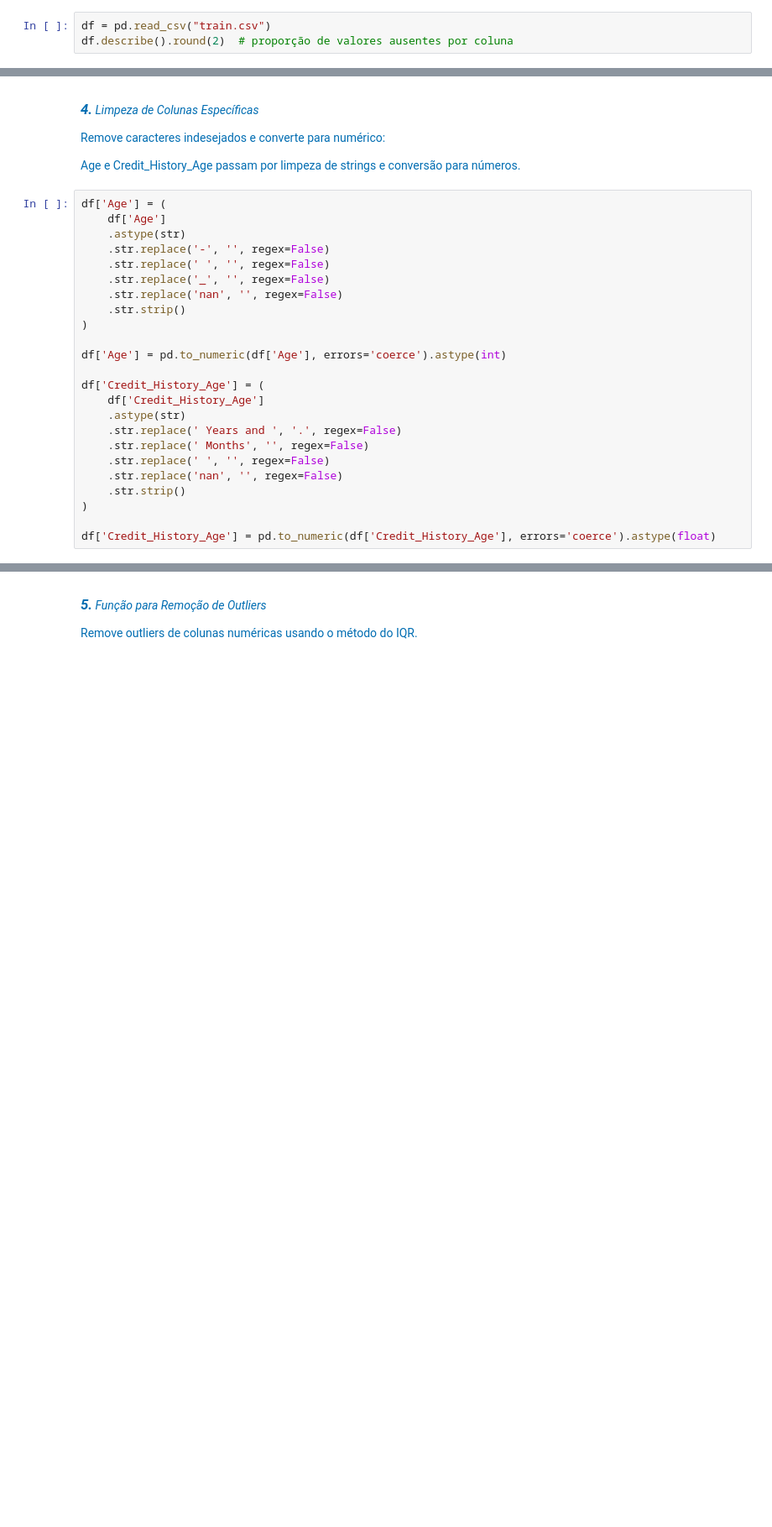
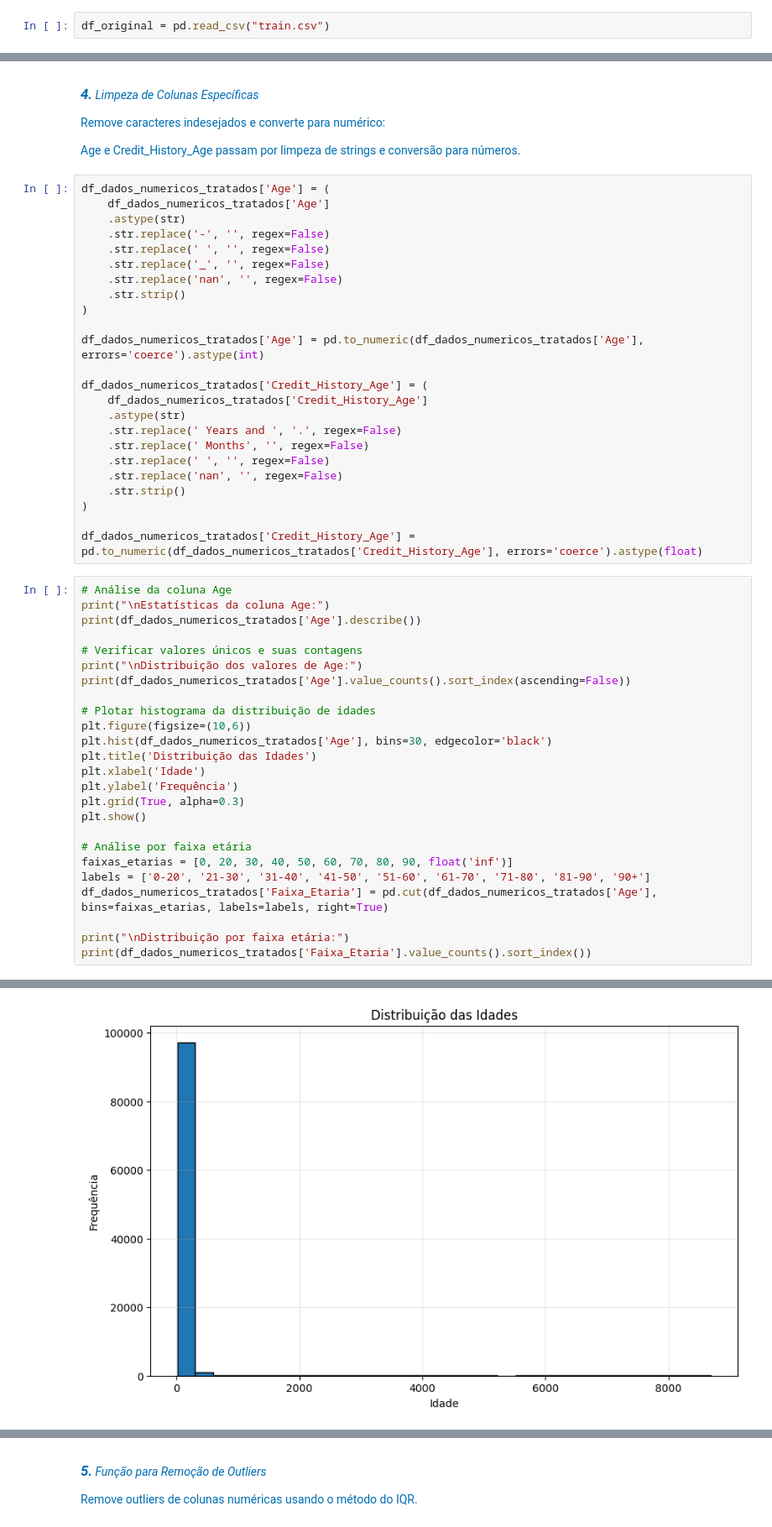
Before and after one commit to eroiborges/projetointegrado, a Jupyter notebook: Trabalho Final ML.ipynb, the cells around one changed output, grey strips where cells are left out. Shown at 84% size. Saved outputs shown, nothing was run; the diff lists cells and outputs as text; blank space fills up the shorter version.

```diff
--- a/Trabalho Final ML.ipynb
+++ b/Trabalho Final ML.ipynb
@@ -66,3 +70,2 @@ Carrega o arquivo de dados principal para um DataFrame. </i></p>
 # %%
-df = pd.read_csv("train.csv")
-df.describe().round(2)  # proporção de valores ausentes por coluna
+df_original = pd.read_csv("train.csv")
@@ -105,8 +133,8 @@ df['Payment_of_Min_Amount'] = df['Payment_of_Min_Amount'].map(score_map3).astype
 <p style='color:#006DB2' >Remove caracteres indesejados e converte para numérico:</p>
 <p style='color:#006DB2' >Age e Credit_History_Age passam por limpeza de strings e conversão para números. </p></i>
 # %%
-df['Age'] = (
-    df['Age']
+df_dados_numericos_tratados['Age'] = (
+    df_dados_numericos_tratados['Age']
     .astype(str)
     .str.replace('-', '', regex=False)
     .str.replace(' ', '', regex=False)
@@ -115,10 +143,10 @@ df['Age'] = (
     .str.strip()
 )
 
-df['Age'] = pd.to_numeric(df['Age'], errors='coerce').astype(int)
+df_dados_numericos_tratados['Age'] = pd.to_numeric(df_dados_numericos_tratados['Age'], errors='coerce').astype(int)
 
-df['Credit_History_Age'] = (
-    df['Credit_History_Age']
+df_dados_numericos_tratados['Credit_History_Age'] = (
+    df_dados_numericos_tratados['Credit_History_Age']
     .astype(str)
     .str.replace(' Years and ', '.', regex=False)
     .str.replace(' Months', '', regex=False)
@@ -127,4 +155,30 @@ df['Credit_History_Age'] = (
     .str.strip()
 )
 
-df['Credit_History_Age'] = pd.to_numeric(df['Credit_History_Age'], errors='coerce').astype(float)
+df_dados_numericos_tratados['Credit_History_Age'] = pd.to_numeric(df_dados_numericos_tratados['Credit_History_Age'], errors='coerce').astype(float)
+# %%
+# Análise da coluna Age
+print("\nEstatísticas da coluna Age:")
+print(df_dados_numericos_tratados['Age'].describe())
+
+# Verificar valores únicos e suas contagens
+print("\nDistribuição dos valores de Age:")
+print(df_dados_numericos_tratados['Age'].value_counts().sort_index(ascending=False))
+
+# Plotar histograma da distribuição de idades
+plt.figure(figsize=(10,6))
+plt.hist(df_dados_numericos_tratados['Age'], bins=30, edgecolor='black')
+plt.title('Distribuição das Idades')
+plt.xlabel('Idade')
+plt.ylabel('Frequência')
+plt.grid(True, alpha=0.3)
+plt.show()
+
+# Análise por faixa etária
+faixas_etarias = [0, 20, 30, 40, 50, 60, 70, 80, 90, float('inf')]
+labels = ['0-20', '21-30', '31-40', '41-50', '51-60', '61-70', '71-80', '81-90', '90+']
+df_dados_numericos_tratados['Faixa_Etaria'] = pd.cut(df_dados_numericos_tratados['Age'], bins=faixas_etarias, labels=labels, right=True)
+
+print("\nDistribuição por faixa etária:")
+print(df_dados_numericos_tratados['Faixa_Etaria'].value_counts().sort_index())
+# %% [output]
@@ -130,0 +202 @@ df['Credit_History_Age'] = pd.to_numeric(df['Credit_History_Age'], errors='coerc
+[figure, added]
```
Also changed, not shown: parts of 27 cells of this notebook, 1 other file.
